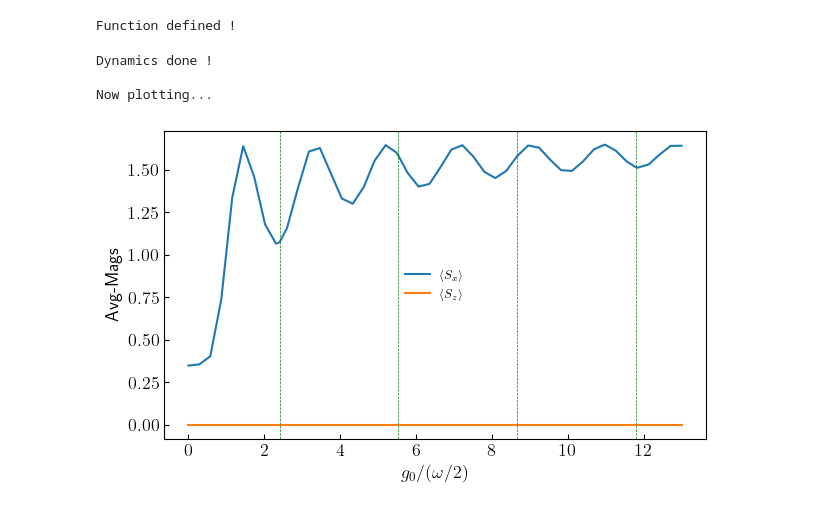
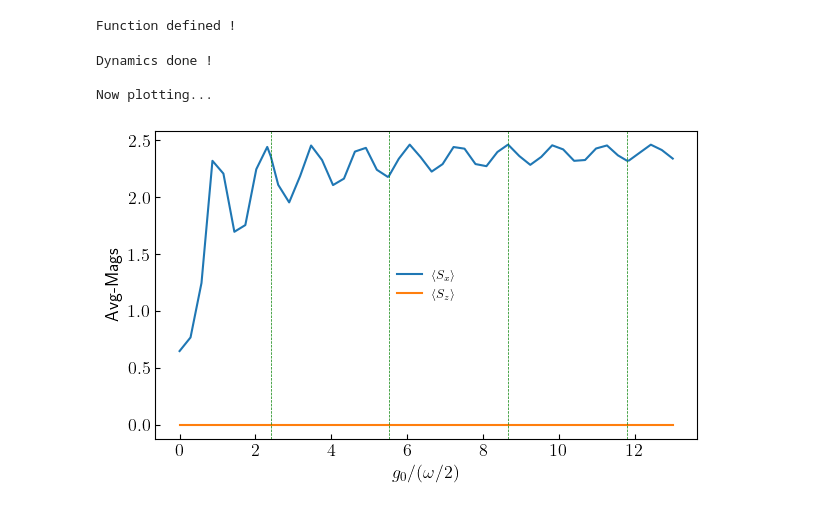
Before and after one commit to rahmahi/DMBL-Engine, a Jupyter notebook: Codes/transverse_photonic_time_evolve_corrected.ipynb, the cells around one changed output. Cells and saved outputs as stored; diff of their text form; code cells hidden in the pictures.

```diff
--- a/Codes/transverse_photonic_time_evolve_corrected.ipynb
+++ b/Codes/transverse_photonic_time_evolve_corrected.ipynb
@@ -588,7 +588,7 @@ def coeff(t, args):
 def j_ij(Jvalue, i,j, beta):
     return Jvalue/(np.abs(i-j))**beta
 
-def h0_ham(N, beta, Jvalue, n_ph, hbar, omega):
+def h0_ham(N, beta, Jvalue, n_ph, hbar, omega, omega0, omegaC):
     sx,sy,sz = sigmax(), sigmay(), sigmaz()
     empt = qzero(2**N) + 1j * qzero(2**N)
     H0, H1, H2 = empt, empt, empt
@@ -622,9 +622,10 @@ def h0_ham(N, beta, Jvalue, n_ph, hbar, omega):
 
     H0 = Qobj(tensor(H0, qeye(n_ph)).full())
     H1 = Qobj(tensor(H1, a + adag).full())/np.sqrt(N)
-    H2 = Qobj(tensor(H2, I_ph).full())
+    H2 = Qobj(tensor(omega0 * H2, I_ph).full())
+    H3 = hbar * omegaC * Qobj(tensor(adag*a, qeye(2**N)).full())
 
-    return H0 * 2/N, H1, H2
+    return H0 * 1/N, H1, H2, H3
 
 def run_dynamics(args):
     tlist = args['tlist']
@@ -634,17 +635,22 @@ def run_dynamics(args):
     n_ph = args['n_ph']
     hbar = args['hbar']
     omega = args['omega']
+    omegaC = args['omegaC']
+    omega0 = args['omega0']
 
-    H0, H1, H2 = h0_ham(N, beta, Jvalue, n_ph, hbar, omega)
+    H0, H1, H2, H3 = h0_ham(N, beta, Jvalue, n_ph, hbar, omega, omega0, omegaC)
 
     H0 = Qobj(H0.full())
     H1 = Qobj(H1.full())
     H2 = Qobj(H2.full())
+    H3 = Qobj(H3.full())
 
     en, st = H1.eigenstates()
-    psi0 = st[-1]/ (np.sqrt(2)**N)
+    psi0 = st[-1]
 
-    H_td = [H0, [H1, g_t]]
+
+    H_td = [H0, [H1, g_t], H3]
+    #H_td = [H0, [H1, g_t]]
 
     result = mesolve(H_td, psi0, tlist, e_ops=[H1/N, H2/N], args=args)
     op_Sx_avg = np.average(result.expect[0])
@@ -673,9 +679,11 @@ plt.rcParams.update({"figure.figsize": (7, 4), "text.usetex": True, "font.size":
 frz = jn_zeros(0, 4)
 
 # parameters
-N = 3     # number of spins
-n_ph = 5       # photon cutoff
+N = 5     # number of spins
+n_ph = 12       # photon cutoff
 hbar = 1.0
+omegaC = .5
+omega0 = 0
 
 beta = float('inf')
 Jvalue = 1
@@ -690,40 +698,35 @@ nprocs = 10
 p = Pool(processes = nprocs)
 opts = Options(nsteps=1e5, num_cpus=1, openmp_threads=1)
 
-# initial state: photon vacuum ⊗ all spins up
-H0, H1, H2 = h0_ham(N, beta, Jvalue, n_ph, hbar, omega)
-en, st = H1.eigenstates()
-psi0 = st[-1]/ (np.sqrt(2)**N)
-
 # evolve
 tlist = np.linspace(0, ttop,  ttop * 20 + 1)
 
 args = [{'omega': omega, 'g0': g0, 'opts':opts, 'tlist': tlist,\
-    'psi0': psi0, 'beta':beta, 'Jvalue': Jvalue, 'N': N,\
-        'n_ph': n_ph, 'hbar': hbar} for g0 in g0s]
+    'beta':beta, 'Jvalue': Jvalue, 'N': N,\
+        'n_ph': n_ph, 'hbar': hbar, 'omegaC': omegaC, 'omega0': omega0} for g0 in g0s]
 
 results = p.map(run_dynamics, tqdm(args))
 
 print("Dynamics done ! \n\nNow plotting...")
 
 results = np.array(results)
 Sx_avgs = results[:, 0]
 Sz_avgs = results[:, 1]
 
 
 plt.plot(4 * g0s/omega , Sx_avgs, label=r'$\langle S_x \rangle$')
 plt.plot(4 * g0s/omega , Sz_avgs, label=r'$\langle S_z \rangle$')
 plt.xlabel(r'$g_0 / ( \omega / 2)$')
 plt.ylabel('Avg-Mags')
 
 for i in frz:
     plt.axvline(x = i, ls = '--', color = 'green', lw = 0.5)
 
 plt.tick_params(which='both', direction='in')
 plt.legend(frameon=False, fontsize = 9, loc = 'best')
 plt.show()
 # %% [output]
 Dynamics done !
 
 Now plotting...
-[figure, old version]
+[figure, new version]
```
Also changed, not shown: parts of 2 cells of this notebook.
